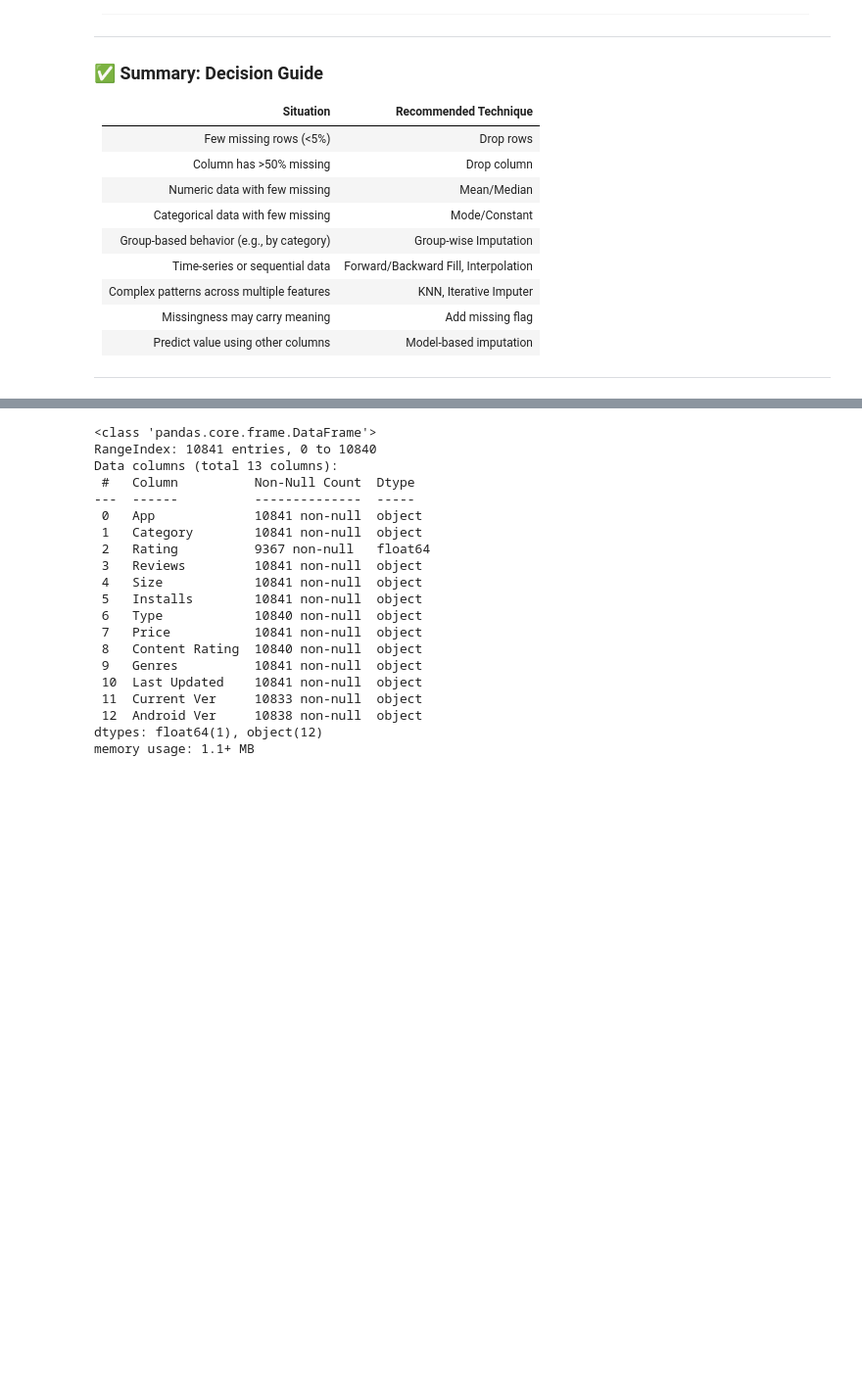
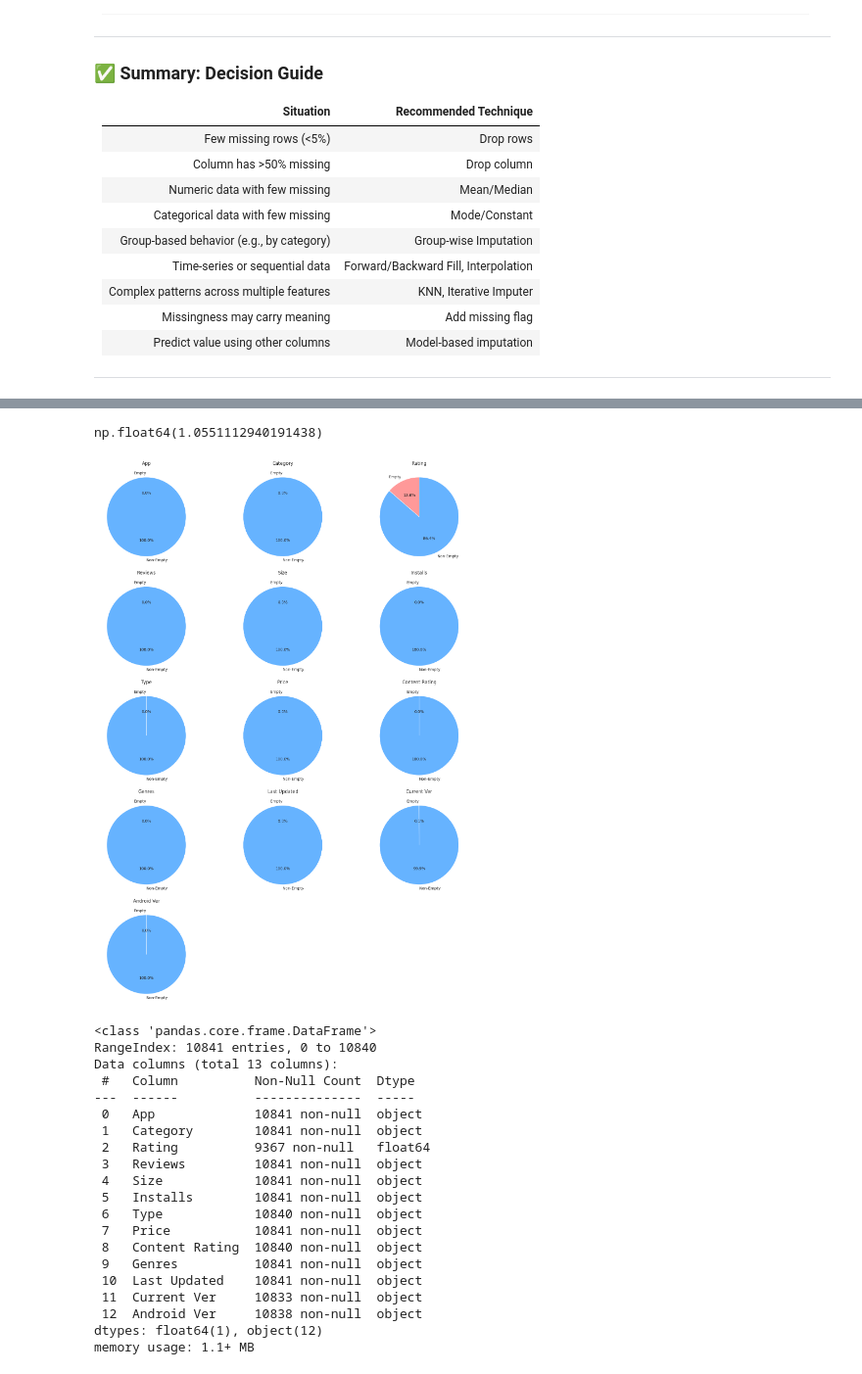
Before and after one commit to svgoudar/My-Data-Science-Roadmap, a Jupyter notebook: EDA/1.Handling Missing Data.ipynb, the cells around one changed output, grey strips where cells are left out. Shown at 98% size. Cells and saved outputs as stored; diff of their text form; code cells hidden in the pictures; blank space fills up the shorter version.

```diff
--- a/EDA/1.Handling Missing Data.ipynb
+++ b/EDA/1.Handling Missing Data.ipynb
@@ -261,0 +243,4 @@ df_apps
+# %%
+df_apps.isnull().sum().sum() / df_apps.size * 100
+# %% [output]
+np.float64(1.0551112940191438)
@@ -262,3 +254,44 @@ df_apps
+# %%
+df = df_apps.copy()
+# %%
+import pandas as pd
+import matplotlib.pyplot as plt
+import math
+
+# Example DataFrame (replace with your actual df)
+
+
+# Parameters for subplot layout
+cols_per_row = 3
+total_cols = len(df.columns)
+total_rows = math.ceil(total_cols / cols_per_row)
+
+# Create subplots
+fig, axes = plt.subplots(total_rows, cols_per_row, figsize=(5 * cols_per_row, 4 * total_rows))
+axes = axes.flatten()  # Flatten in case of multiple rows
+
+# Generate pie chart for each column
+for i, col in enumerate(df.columns):
+    missing = df[col].isnull().sum()
+    not_missing = df[col].notnull().sum()
+
+    axes[i].pie(
+        [missing, not_missing],
+        labels=['Empty', 'Non-Empty'],
+        colors=['#ff9999', '#66b3ff'],
+        autopct='%1.1f%%',
+        startangle=90
+    )
+    axes[i].set_title(f'{col}')
+
+# Hide any unused subplots
+for j in range(total_cols, len(axes)):
+    axes[j].axis('off')
+
+plt.tight_layout()
+plt.show()
+# %% [output]
+[figure, added]
 # %%
 df_apps.info()
 # %% [output]
```
Also changed, not shown: parts of 17 cells of this notebook.
